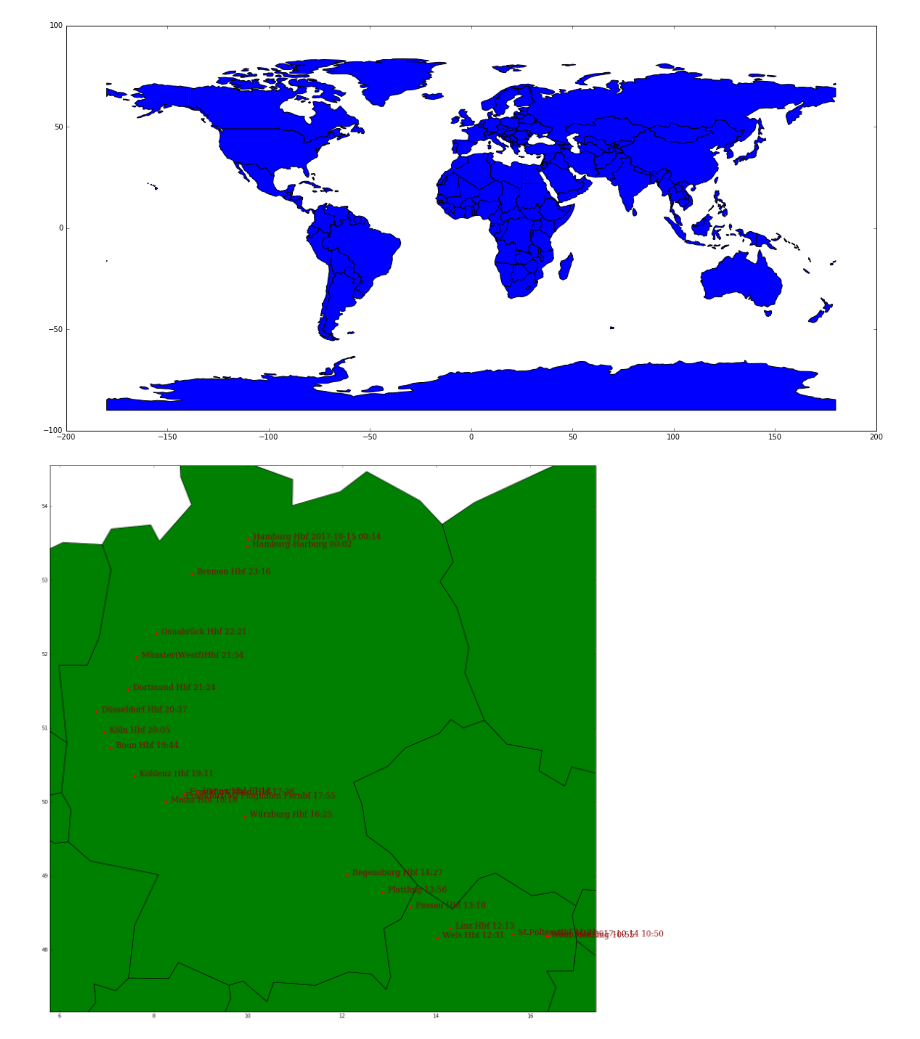
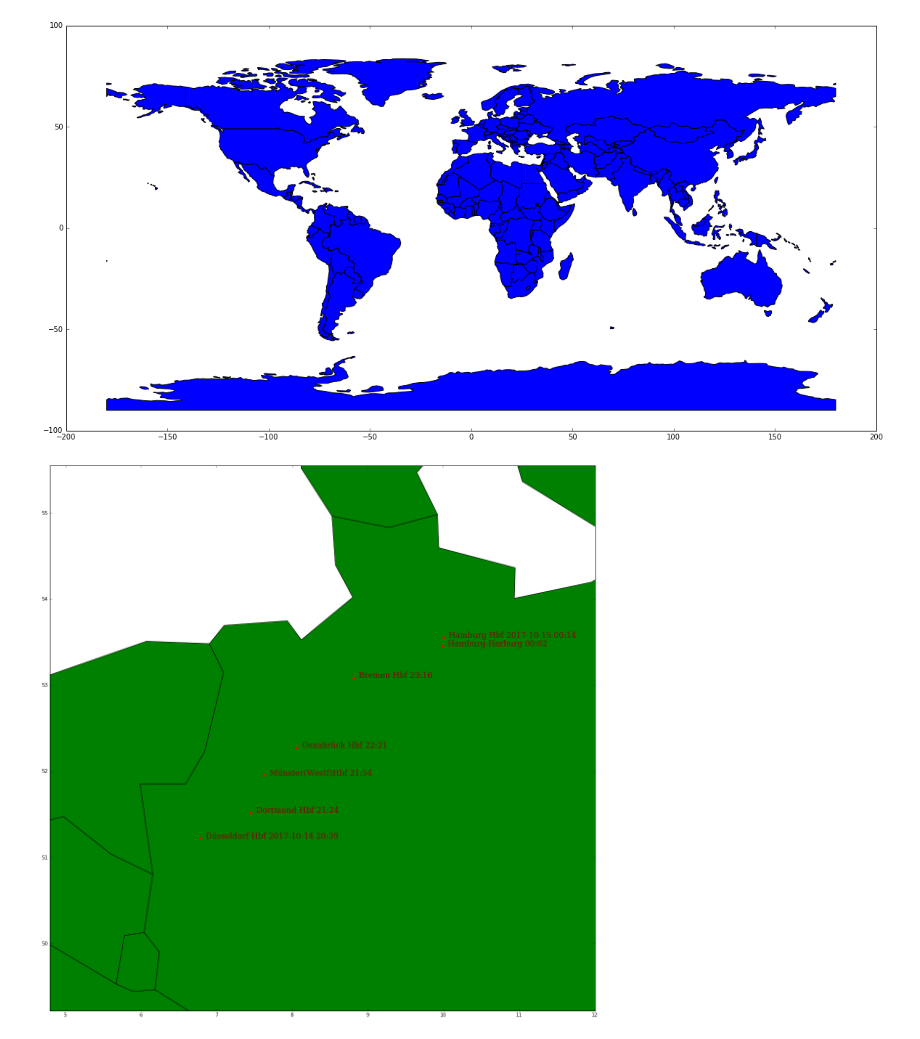
Before and after one commit to martinlarsalbert/TrainMap, a Jupyter notebook: API_test.ipynb, the cells around one changed output. Saved outputs shown, nothing was run; the diff lists cells and outputs as text; code cells hidden in the pictures.

```diff
--- a/API_test.ipynb
+++ b/API_test.ipynb
@@ -139,0 +135,6 @@ df_journey['lon'] = pd.to_numeric(df_journey['lon'])
+# %%
+mask = df_journey['name'] == (line['stop'])
+index = df_journey[mask].index[0]
+df_journey = df_journey.loc[index:]
+df_journey['arrDate'].iloc[0] = np.NaN
+df_journey['arrTime'].iloc[0] = np.NaN
@@ -223,13 +228,13 @@ def plot_station_names(row,ax,times = True):
 # %%
 fig,ax = plt.subplots()
 
 df_world_map.plot(ax = ax,color = 'green')
 geo_df.plot(ax = ax,color = 'red')
 
 geo_df.apply(func = plot_station_names,axis = 1,args = (ax,))
 
 bounds = geo_df.geometry.bounds
-a = ax.set_xlim([bounds.minx.min()-1, bounds.maxx.max()+1])
-a = ax.set_ylim([bounds.miny.min()-1, bounds.maxy.max()+1])
+a = ax.set_xlim([bounds.minx.min()-2, bounds.maxx.max()+2])
+a = ax.set_ylim([bounds.miny.min()-2, bounds.maxy.max()+2])
 # %% [output]
-[figure, old version]
+[figure, new version]
```
Also changed, not shown: parts of 19 cells of this notebook, 1 other file.
